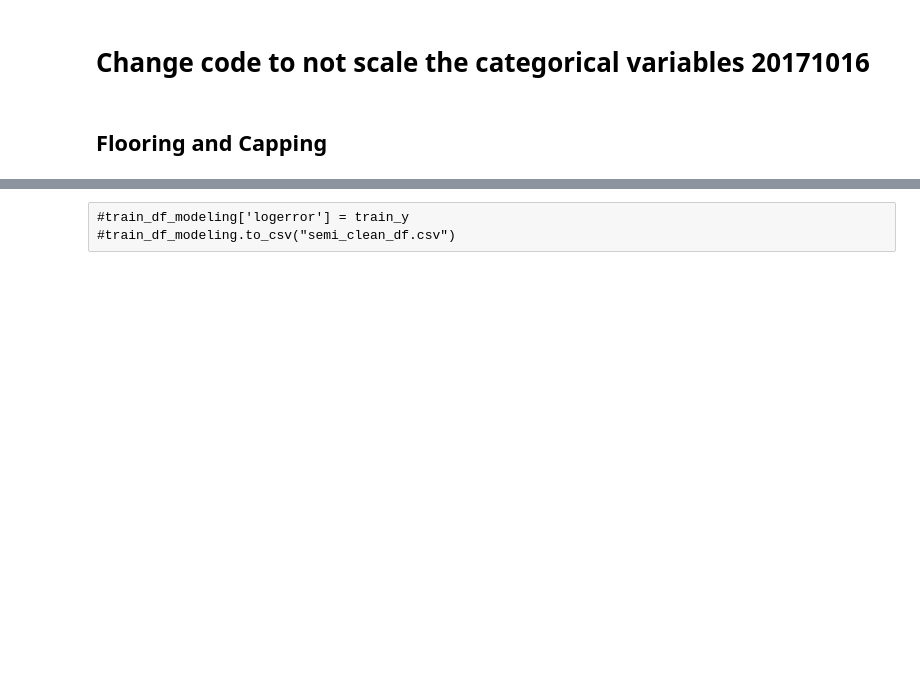
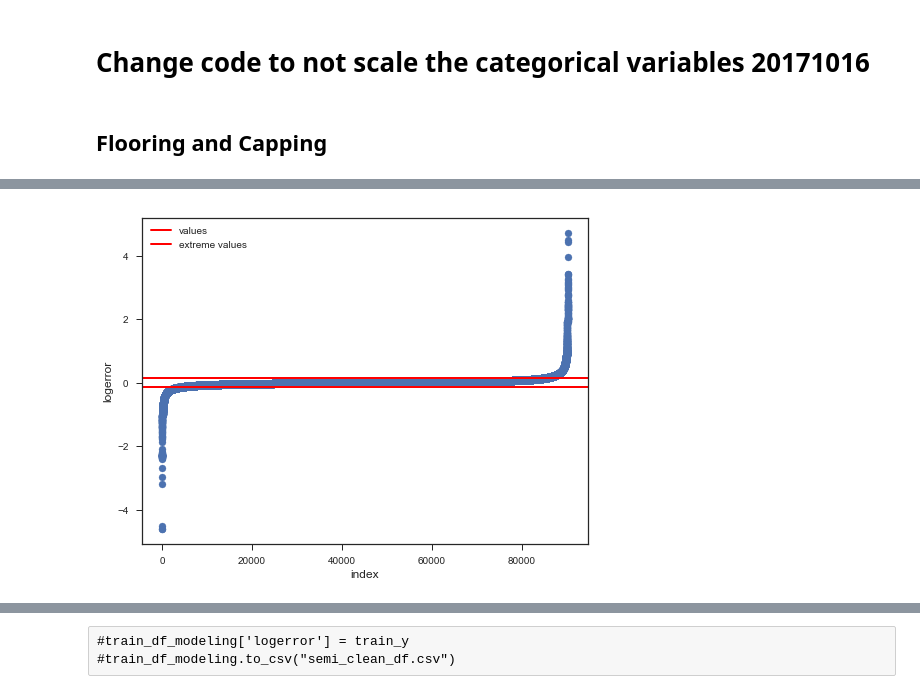
Before and after one commit to malctaylor15/Zillow_Kaggle, a Jupyter notebook: Analysis - Linear Regression.ipynb, the cells around one changed output, grey strips where cells are left out. Drawn from its saved outputs; the diff is of its cells as text; code cells hidden in the pictures; blank space fills up the shorter version.

```diff
--- a/Analysis - Linear Regression.ipynb
+++ b/Analysis - Linear Regression.ipynb
@@ -560,6 +508,8 @@ train_df4.describe()
 # Change code to not scale the categorical variables 20171016
 # %% [markdown]
 ## Flooring and Capping
+# %%
+train_y = train_df2['logerror']
 # %%
-ceil_y = train_y.quantile(q= 0.99)
-floor_y = train_y.quantile(q=0.01)
+ceil_y = train_y.quantile(q= 0.95)
+floor_y = train_y.quantile(q=0.05)
@@ -568,12 +534,14 @@ train_df3['logerror'].describe()
 # %%
 plt.figure(figsize=(8,6))
-plt.scatter(range(train_df3['logerror'].size), np.sort(train_df3['logerror']))
+plt.scatter(range(train_df2['logerror'].size), np.sort(train_df2['logerror']))
 plt.xlabel('index', fontsize=12)
 plt.ylabel('logerror', fontsize=12)
 plt.axhline(y = ceil_y, linewidth = 2, color = 'r')
 plt.axhline(y = floor_y, linewidth = 2, color = 'r')
 plt.legend(['values', 'extreme values'])
 plt.show()
+# %% [output]
+[figure, added]
 # %%
 train_y[train_y > ceil_y] = ceil_y
 train_y[train_y < floor_y] = floor_y
```
Also changed, not shown: parts of 132 cells of this notebook, 1 other file.
